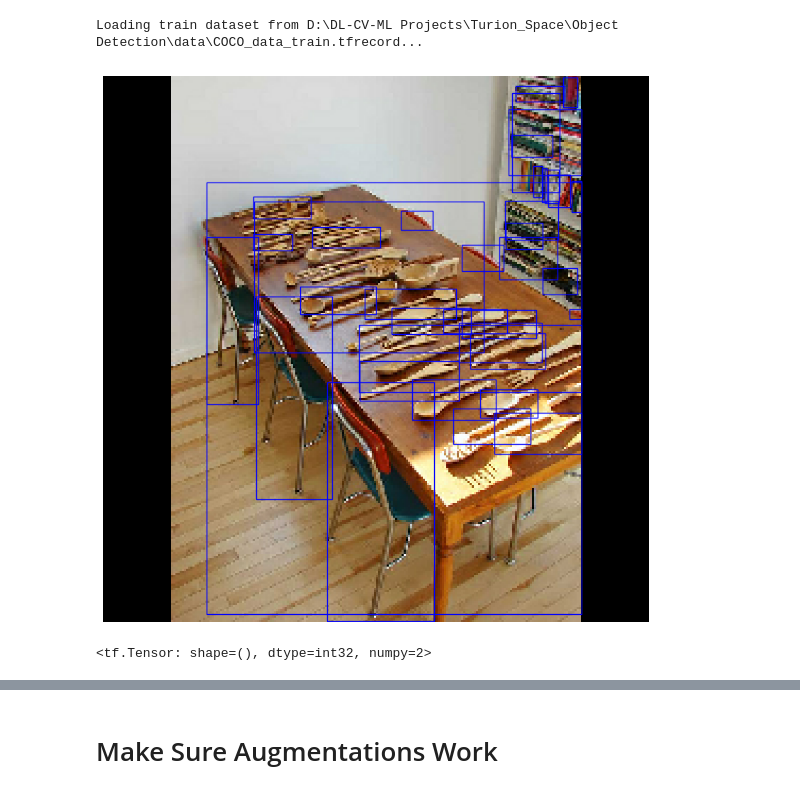
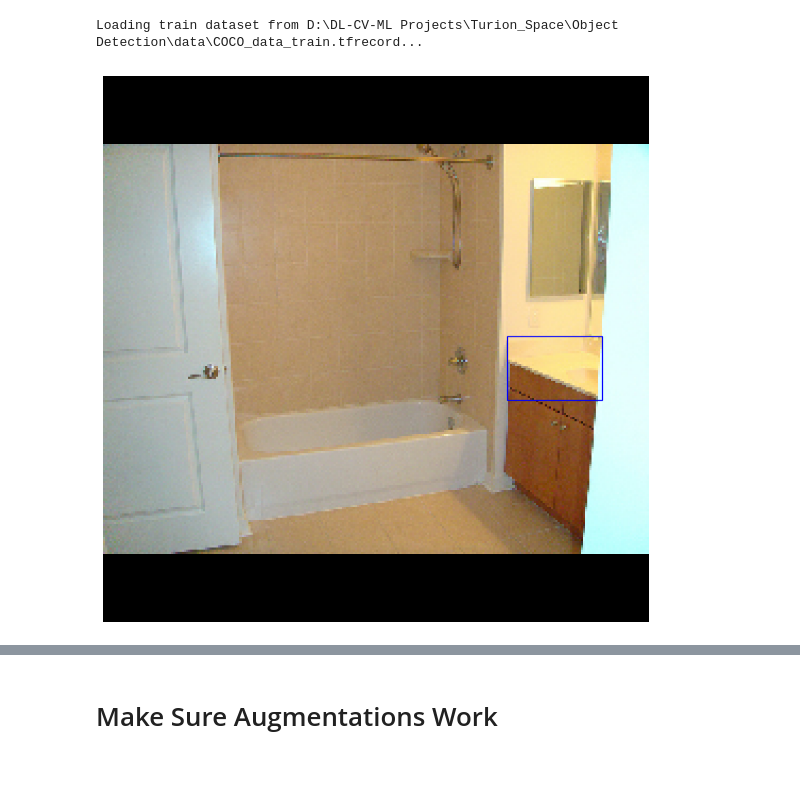
Before and after one commit to gmangonz/Object-Detection, a Jupyter notebook: test.ipynb, the cells around one changed output, grey strips where cells are left out. Drawn from its saved outputs; the diff is of its cells as text; code cells hidden in the pictures.

```diff
--- a/test.ipynb
+++ b/test.ipynb
@@ -175,12 +66,12 @@ tmvm = iter(ds_train)
 # %%
 kvsdk = next(tmvm)
 # %%
-i = 0
+i = 1
 img_to_test = kvsdk[0][i]
 its_bboxes = kvsdk[1][i]
 img_y = img_to_test.shape[0]
 img_x = img_to_test.shape[1]
 scale = tf.constant([img_y, img_x, img_y, img_x], dtype=tf.float32)
-visualize_boxes(img_to_test, its_bboxes*scale, figsize=(10, 10), linewidth=1, color=[0, 0, 1])
+visualize_boxes(img_to_test, its_bboxes[..., :-1]*scale, figsize=(10, 10), linewidth=1, color=[0, 0, 1])
 # %% [output]
-[figure, old version]
+[figure, new version]
@@ -278,11 +77,0 @@ class BboxesToAnchors(Converter):
-# %%
-vsddsv = tf.constant([[4, 5, 6, 7],
-                      [0, 1, 2, 0],
-                      [0, 1, 2, 1]])
-ppppp = tf.constant([0, 1, 2])
-
-num_instances_we_use_grid = tf.math.equal(vsddsv[1:, 0:-1], ppppp)
-num_anchors_seen_in_grid = tf.where(tf.reduce_all(num_instances_we_use_grid, axis=-1))
-tf.shape(num_anchors_seen_in_grid)[0]
-# %% [output]
-<tf.Tensor: shape=(), dtype=int32, numpy=2>
```
Also changed, not shown: parts of 14 cells of this notebook, 5 other files.
